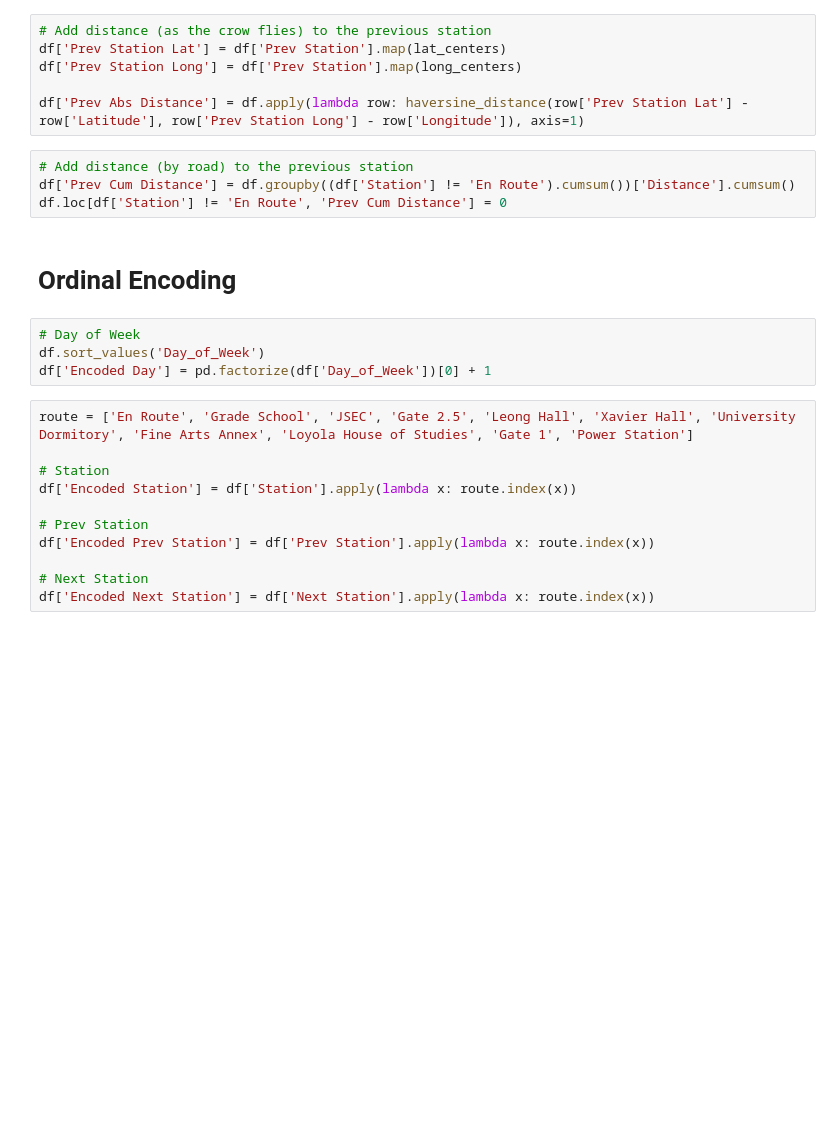
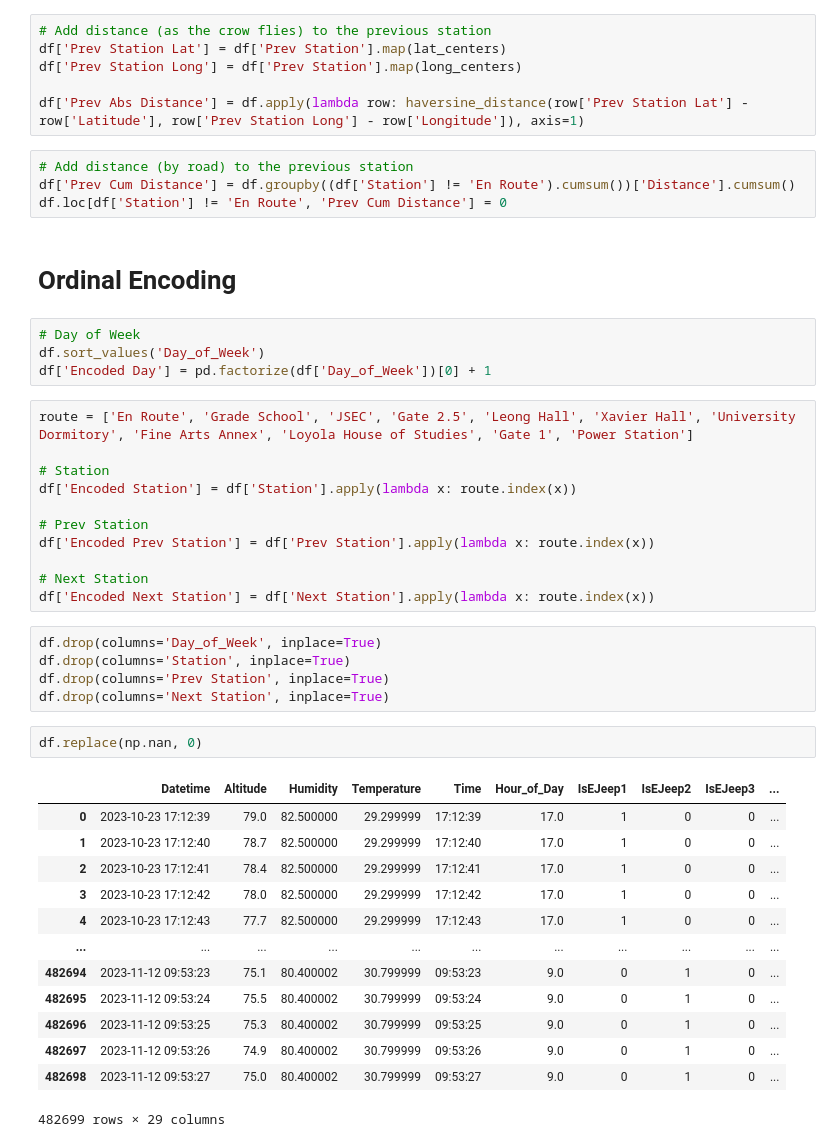
Before and after one commit to CSfromCS/VHS-Thesis, a Jupyter notebook: Data Preprocessing/DataProcessor.ipynb, the cells around one changed output. Cells and saved outputs as stored; diff of their text form; blank space fills up the shorter version.

Commit message:
Added encodings & ejeep id

```diff
--- a/Data Preprocessing/DataProcessor.ipynb
+++ b/Data Preprocessing/DataProcessor.ipynb
@@ -449,3 +429,24 @@ df['Encoded Prev Station'] = df['Prev Station'].apply(lambda x: route.index(x))
 
 # Next Station
 df['Encoded Next Station'] = df['Next Station'].apply(lambda x: route.index(x))
+# %%
+df.drop(columns='Day_of_Week', inplace=True)
+df.drop(columns='Station', inplace=True)
+df.drop(columns='Prev Station', inplace=True)
+df.drop(columns='Next Station', inplace=True)
+# %%
+df.replace(np.nan, 0)
+# %% [output]
+|  | Datetime | Altitude | Humidity | Temperature | Time | Hour_of_Day | IsEJeep1 | IsEJeep2 | IsEJeep3 | ... |
+| 0 | 2023-10-23 17:12:39 | 79.0 | 82.500000 | 29.299999 | 17:12:39 | 17.0 | 1 | 0 | 0 | ... |
+| 1 | 2023-10-23 17:12:40 | 78.7 | 82.500000 | 29.299999 | 17:12:40 | 17.0 | 1 | 0 | 0 | ... |
+| 2 | 2023-10-23 17:12:41 | 78.4 | 82.500000 | 29.299999 | 17:12:41 | 17.0 | 1 | 0 | 0 | ... |
+| 3 | 2023-10-23 17:12:42 | 78.0 | 82.500000 | 29.299999 | 17:12:42 | 17.0 | 1 | 0 | 0 | ... |
+| 4 | 2023-10-23 17:12:43 | 77.7 | 82.500000 | 29.299999 | 17:12:43 | 17.0 | 1 | 0 | 0 | ... |
+| ... | ... | ... | ... | ... | ... | ... | ... | ... | ... | ... |
+| 482694 | 2023-11-12 09:53:23 | 75.1 | 80.400002 | 30.799999 | 09:53:23 | 9.0 | 0 | 1 | 0 | ... |
+| 482695 | 2023-11-12 09:53:24 | 75.5 | 80.400002 | 30.799999 | 09:53:24 | 9.0 | 0 | 1 | 0 | ... |
+| 482696 | 2023-11-12 09:53:25 | 75.3 | 80.400002 | 30.799999 | 09:53:25 | 9.0 | 0 | 1 | 0 | ... |
+| 482697 | 2023-11-12 09:53:26 | 74.9 | 80.400002 | 30.799999 | 09:53:26 | 9.0 | 0 | 1 | 0 | ... |
+| 482698 | 2023-11-12 09:53:27 | 75.0 | 80.400002 | 30.799999 | 09:53:27 | 9.0 | 0 | 1 | 0 | ... |
+482699 rows × 29 columns
```
Also changed, not shown: parts of 5 cells of this notebook.
